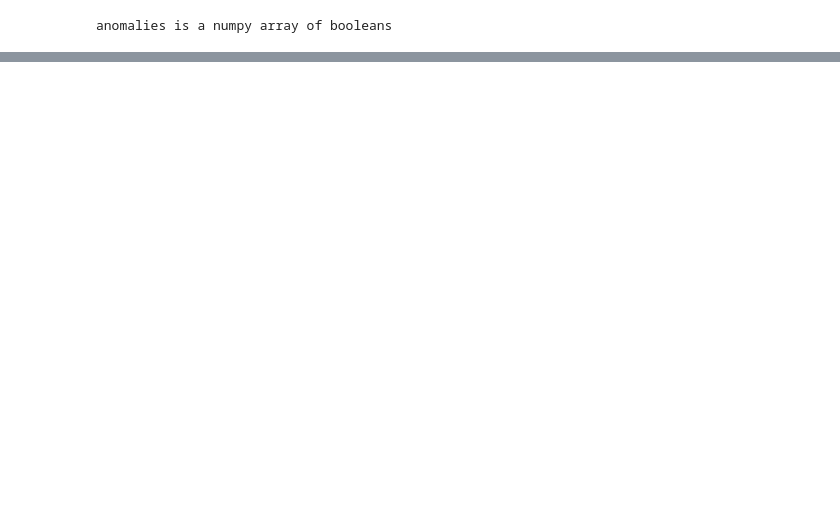
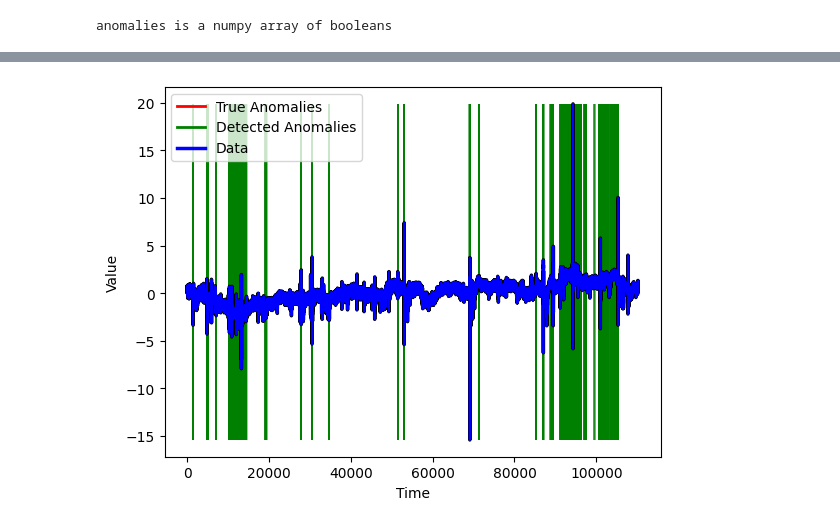
Before and after one commit to Th3RandyMan/Unsupervised-Anomaly-Detection, a Jupyter notebook: train_model.ipynb, the cells around one changed output, grey strips where cells are left out. Drawn from its saved outputs; the diff is of its cells as text; code cells hidden in the pictures; blank space fills up the shorter version.

```diff
--- a/train_model.ipynb
+++ b/train_model.ipynb
@@ -279,2 +305,4 @@ Best F1 (augmented): 0.7831955338845311
 # %%
-vae_lstm.plot_anomaly(test_data, anomalies, best_threshold)
+vae_lstm.plot_anomaly(test_data, best_threshold, None)
+# %% [output]
+[figure, added]
```
Also changed, not shown: parts of 7 cells of this notebook, 4 other files.
